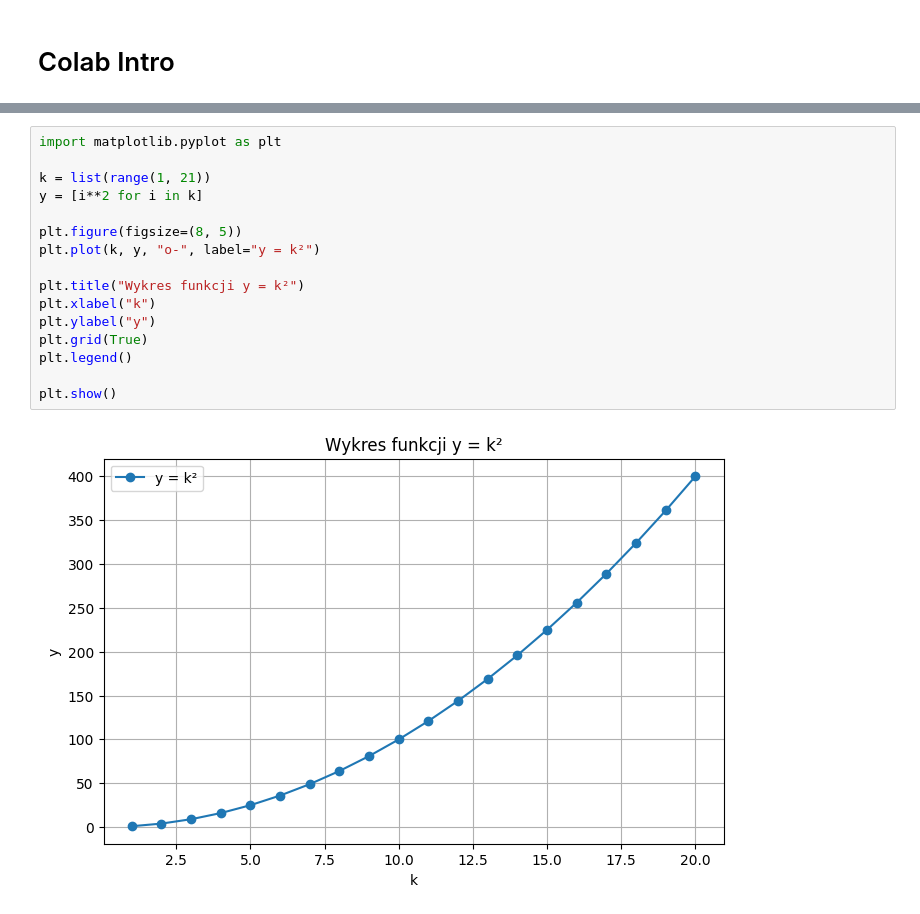
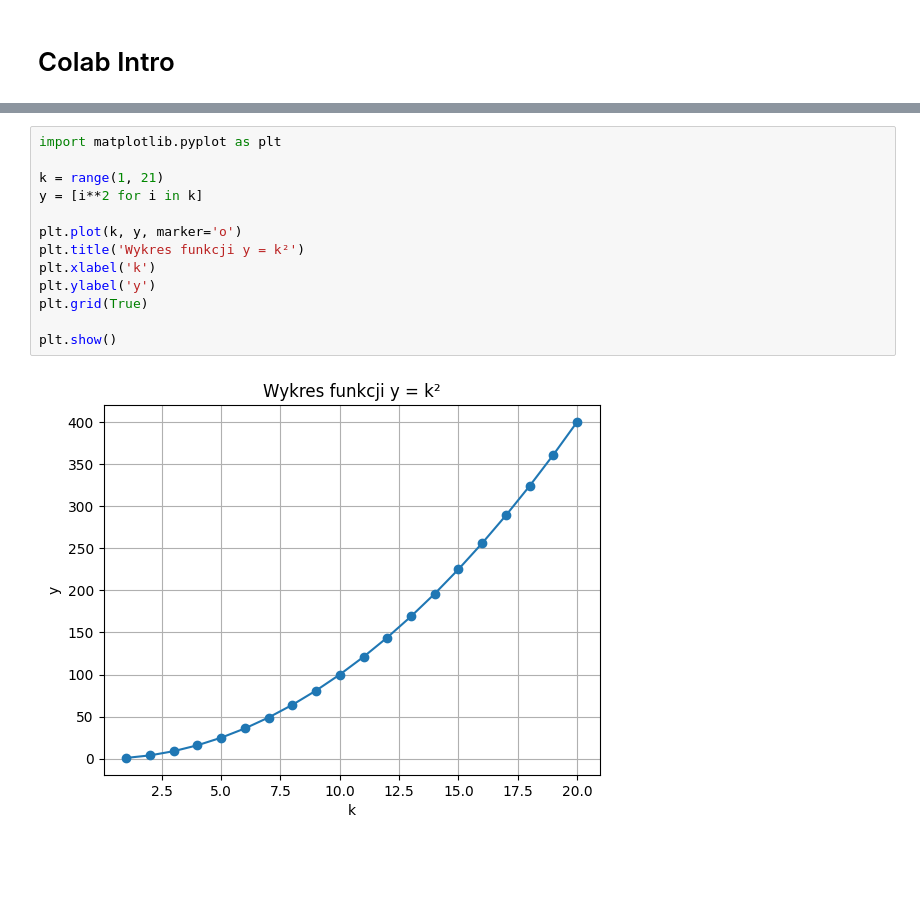
Before and after one commit to agaaaata/useful_programs, a Jupyter notebook: colab_intro.ipynb, the cells around one changed output, grey strips where cells are left out. Cells and saved outputs as stored; diff of their text form; blank space fills up the shorter version.

```diff
--- a/colab_intro.ipynb
+++ b/colab_intro.ipynb
@@ -58,18 +47,15 @@ Zapisano plik:
 # %%
 import matplotlib.pyplot as plt
 
-k = list(range(1, 21))
+k = range(1, 21)
 y = [i**2 for i in k]
 
-plt.figure(figsize=(8, 5))
-plt.plot(k, y, "o-", label="y = k²")
-
-plt.title("Wykres funkcji y = k²")
-plt.xlabel("k")
-plt.ylabel("y")
+plt.plot(k, y, marker='o')
+plt.title('Wykres funkcji y = k²')
+plt.xlabel('k')
+plt.ylabel('y')
 plt.grid(True)
-plt.legend()
 
 plt.show()
 # %% [output]
-[figure, old version]
+[figure, new version]
```
Also changed, not shown: parts of 10 cells of this notebook.
